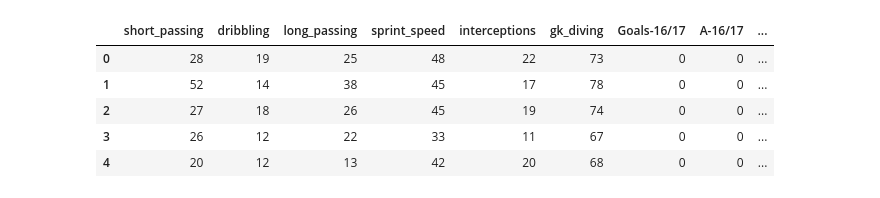
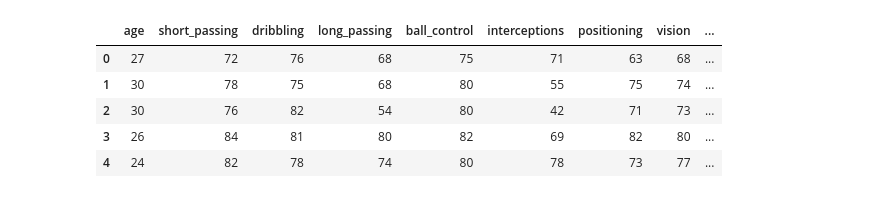
Before and after one commit to grovershreyf9t/FIFAvsRealLife, a Jupyter notebook: model_decision_tree/DT_train_data.ipynb, the cells around one changed output. Drawn from its saved outputs; the diff is of its cells as text; code cells hidden in the pictures.

```diff
--- a/model_decision_tree/DT_train_data.ipynb
+++ b/model_decision_tree/DT_train_data.ipynb
@@ -6,21 +6,23 @@ from sklearn.tree import DecisionTreeRegressor
 from sklearn.model_selection import train_test_split, GridSearchCV
 pd.set_option('max_columns',1000)
 # %%
+dt_train_ovr = pd.read_csv('../training_data/train_data.csv')
 dt_train_gk = pd.read_csv('../training_data/train_data_gk.csv')
 dt_train_def = pd.read_csv('../training_data/train_data_def.csv')
 dt_train_mid = pd.read_csv('../training_data/train_data_mid.csv')
 dt_train_fwd = pd.read_csv('../training_data/train_data_fwd.csv')
-dt_train_gk.drop(['Players','club','Position','league'], axis = 1, inplace = True)
-dt_train_def.drop(['Players','club','Position','league'], axis = 1, inplace = True)
-dt_train_mid.drop(['Players','club','Position','league'], axis = 1, inplace = True)
-dt_train_fwd.drop(['Players','club','Position','league'], axis = 1, inplace = True)
-dt_train_gk.head()
+dt_train_ovr.drop(['Players','club','Position'], axis = 1, inplace = True)
+dt_train_gk.drop(['Players','club','Position'], axis = 1, inplace = True)
+dt_train_def.drop(['Players','club','Position'], axis = 1, inplace = True)
+dt_train_mid.drop(['Players','club','Position'], axis = 1, inplace = True)
+dt_train_fwd.drop(['Players','club','Position'], axis = 1, inplace = True)
+dt_train_ovr.head()
 # %% [output]
-|  | short_passing | dribbling | long_passing | sprint_speed | interceptions | gk_diving | Goals-16/17 | A-16/17 | ... |
-| 0 | 28 | 19 | 25 | 48 | 22 | 73 | 0 | 0 | ... |
-| 1 | 52 | 14 | 38 | 45 | 17 | 78 | 0 | 0 | ... |
-| 2 | 27 | 18 | 26 | 45 | 19 | 74 | 0 | 0 | ... |
-| 3 | 26 | 12 | 22 | 33 | 11 | 67 | 0 | 0 | ... |
-| 4 | 20 | 12 | 13 | 42 | 20 | 68 | 0 | 0 | ... |
+|  | age | short_passing | dribbling | long_passing | ball_control | interceptions | positioning | vision | ... |
+| 0 | 27 | 72 | 76 | 68 | 75 | 71 | 63 | 68 | ... |
+| 1 | 30 | 78 | 75 | 68 | 80 | 55 | 75 | 74 | ... |
+| 2 | 30 | 76 | 82 | 54 | 80 | 42 | 71 | 73 | ... |
+| 3 | 26 | 84 | 81 | 80 | 82 | 69 | 82 | 80 | ... |
+| 4 | 24 | 82 | 78 | 74 | 80 | 78 | 73 | 77 | ... |
 # %%
 # Reading target data
```
Also changed, not shown: parts of 8 cells of this notebook, 13 other files.
